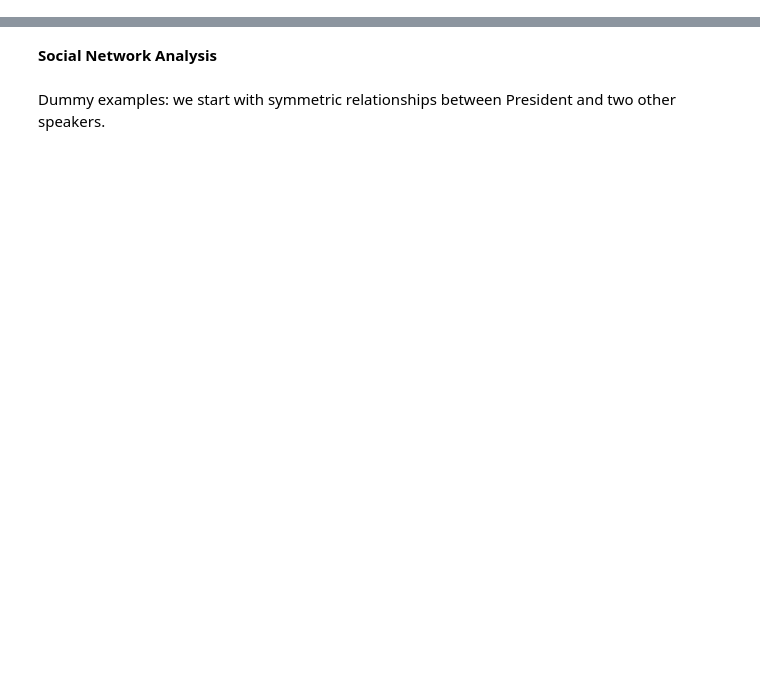
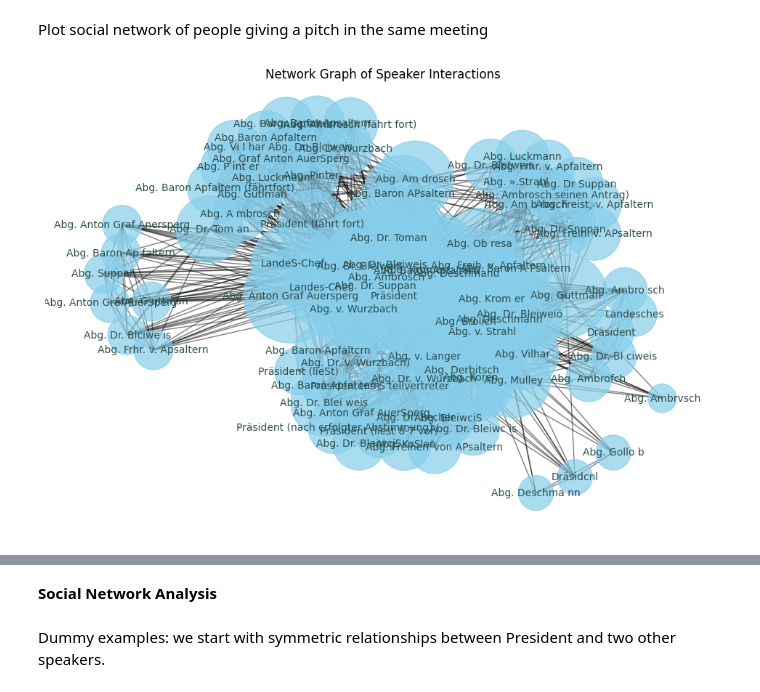
Before and after one commit to albertosaponaro/KranNet, a Jupyter notebook: notebooks/03-social-network-analysis.ipynb, the cells around one changed output, grey strips where cells are left out. Saved outputs shown, nothing was run; the diff lists cells and outputs as text; code cells hidden in the pictures; blank space fills up the shorter version.

Commit message:
Update NB with social network analysis

```diff
--- a/notebooks/03-social-network-analysis.ipynb
+++ b/notebooks/03-social-network-analysis.ipynb
@@ -0,0 +9,8 @@
+# %%
+krannet_df = pd.read_json('../cache/network_analysis_data.json')
+krannet_df.sort_values(by=['meeting_id'], inplace=True)
+
+# remove some people
+krannet_df = krannet_df[krannet_df.interventions > 1]
+
+display(krannet_df.tail(), len(krannet_df))
@@ -0,0 +25,2 @@
+# %% [markdown]
+Plot social network of people giving a pitch in the same meeting
@@ -0,0 +36,42 @@
+# %%
+G = nx.Graph()
+
+# Create counters for nodes and edges
+node_counter = Counter()
+edge_counter = Counter()
+
+for m in set(krannet_df.meeting_id):
+    combinations_list = list(combinations(krannet_df[krannet_df.meeting_id == m].speaker_name, 2))
+    #print(combinations_list[:5])
+
+    # Add Edges
+    for s1, s2 in combinations_list:
+        G.add_edge(s1, s2)
+        node_counter[s1] += 1
+        node_counter[s2] += 1
+        edge_counter[(s1, s2)] += 1
+
+
+# Normalize node sizes for better visualization
+node_sizes = [node_counter[node] * 100 for node in G.nodes()]  # Adjust scaling factor as needed
+
+# Normalize edge widths for better visualization
+edge_widths = [edge_counter[edge] for edge in G.edges()]
+
+# Set up the figure
+fig, ax = plt.subplots(figsize=(12, 8))
+
+# Use a layout for the graph
+pos = nx.spring_layout(G, seed=42)  # spring layout with a fixed seed for reproducibility
+
+# Draw nodes and edges with attributes
+nx.draw_networkx_nodes(G, pos, node_size=node_sizes, node_color='skyblue', alpha=0.7)
+nx.draw_networkx_edges(G, pos, width=edge_widths, alpha=0.5)
+nx.draw_networkx_labels(G, pos, font_size=10, font_color='darkslategray')
+
+# Title and display options
+plt.title('Network Graph of Speaker Interactions')
+plt.axis('off')  # Hide the axes
+plt.show();
+# %% [output]
+[figure, added]
```
Also changed, not shown: parts of 11 cells of this notebook, 2 other files.
